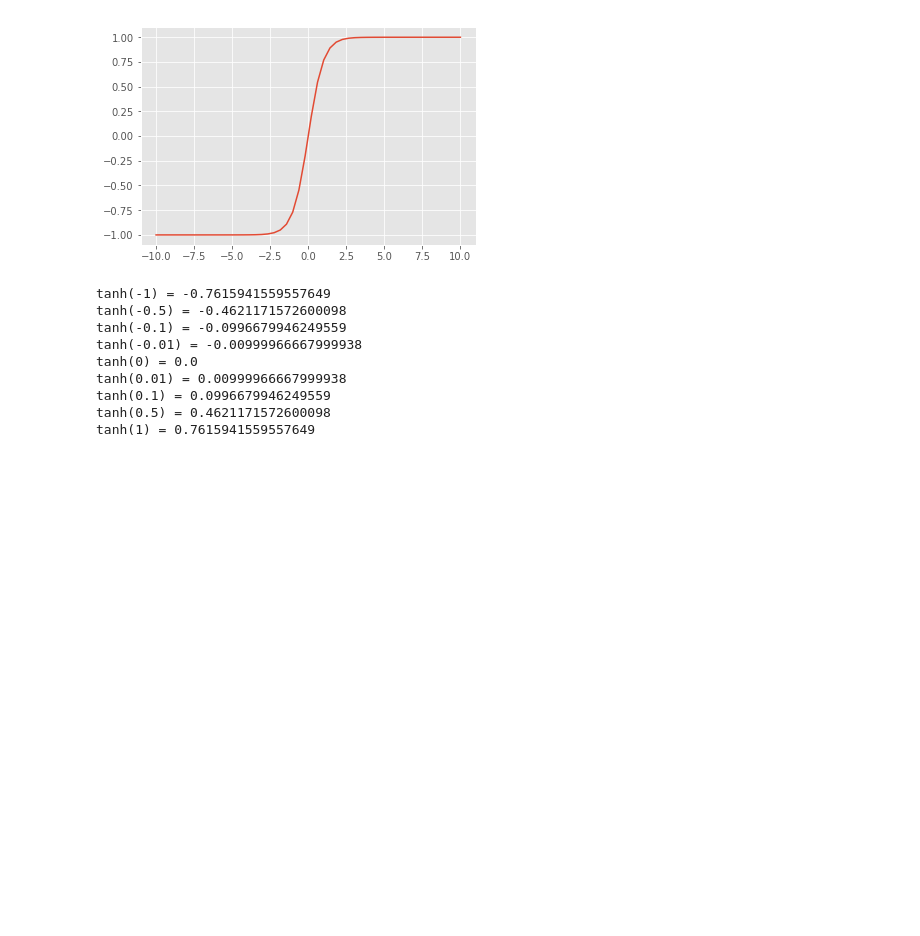
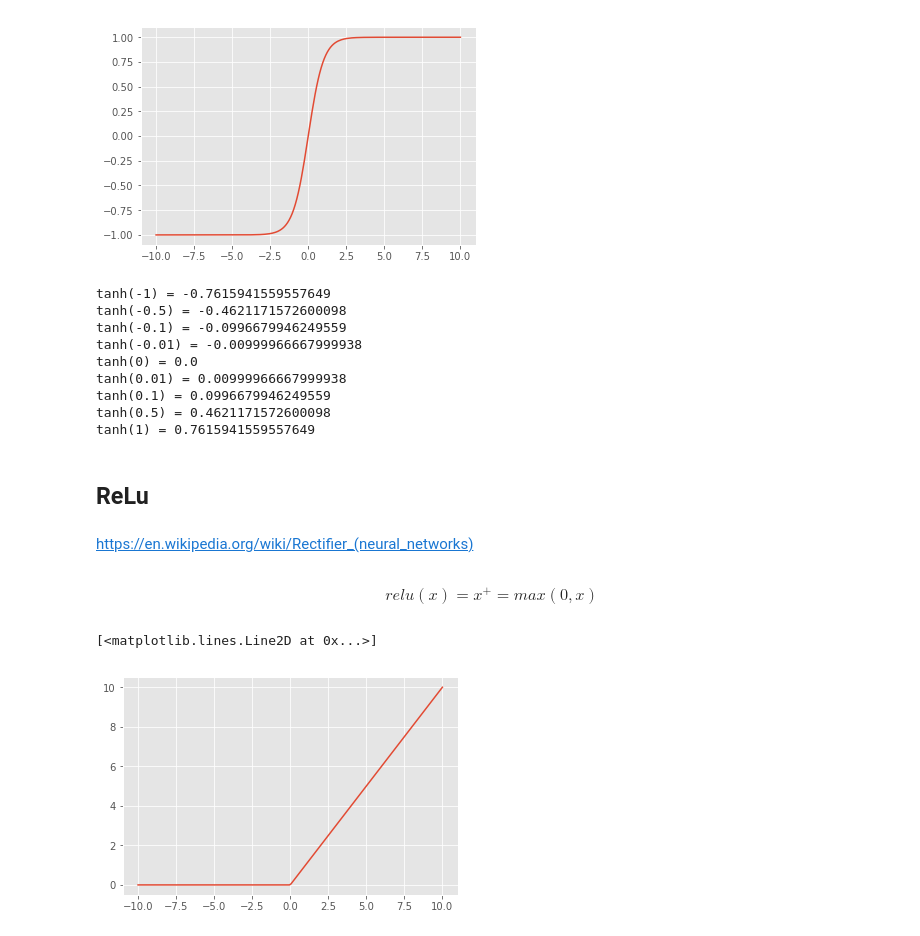
Before and after one commit to tivvit/nn-basics, a Jupyter notebook: nb/3. Activation functions.ipynb, the cells around one changed output. Drawn from its saved outputs; the diff is of its cells as text; code cells hidden in the pictures; blank space fills up the shorter version.

Commit message:
added license, basic readme and relu, elu activation fucntions

```diff
--- a/nb/3. Activation functions.ipynb
+++ b/nb/3. Activation functions.ipynb
@@ -11,7 +11,7 @@ plt.style.use('ggplot')
 
 import math
 
-x = np.linspace(-10, 10)
+x = np.linspace(-10, 10, num=200)
 x_discrete = [-1, -.5, -.1, -0.01, 0, 0.01, .1, .5, 1]
 # %% [markdown]
 ## Heaviside step function
@@ -171,3 +171,19 @@ tanh(0.01) = 0.00999966667999938
 tanh(0.1) = 0.0996679946249559
 tanh(0.5) = 0.4621171572600098
 tanh(1) = 0.7615941559557649
+# %% [markdown]
+## ReLu
+# %% [markdown]
+https://en.wikipedia.org/wiki/Rectifier_(neural_networks)
+# %% [markdown]
+\begin{equation*}
+relu(x) = x^{+} = max(0, x)
+\end{equation*}
+# %%
+def relu(x):
+    return max(0, x)
+# %%
+plt.plot(x, list(map(relu, x)))
+# %% [output]
+[<matplotlib.lines.Line2D at 0x...>]
+[figure, added]
```
Also changed, not shown: parts of 11 cells of this notebook, 3 other files.
